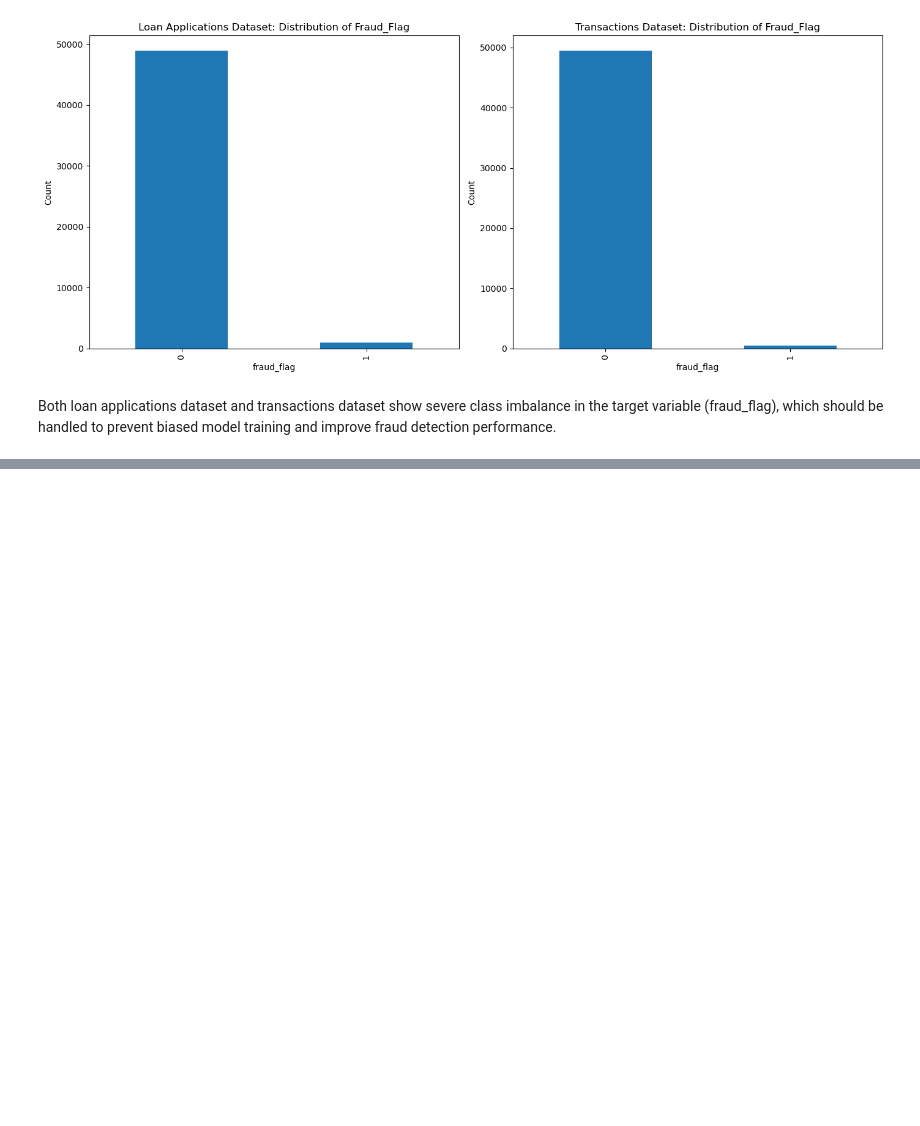
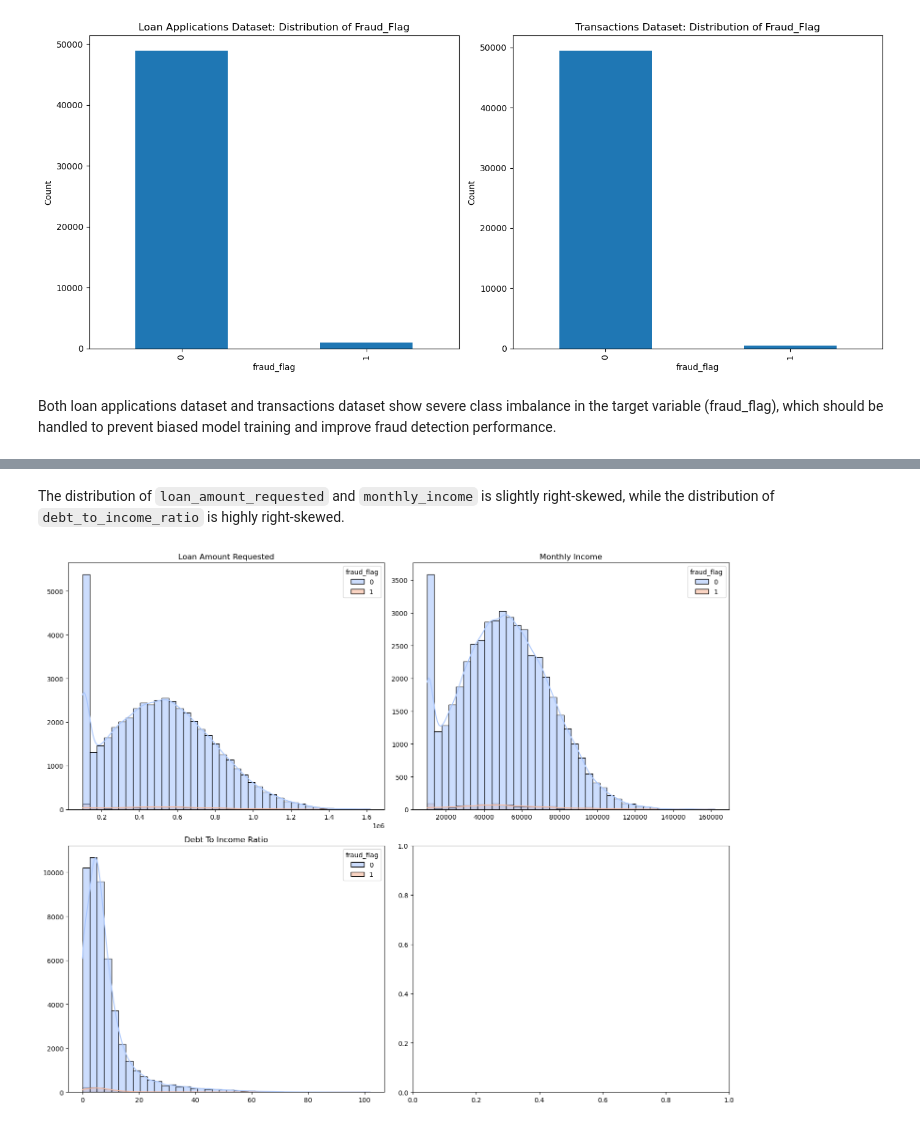
Before and after one commit to nigel-tannn/bt4012-project, a Jupyter notebook: EDA.ipynb, the cells around one changed output, grey strips where cells are left out. Drawn from its saved outputs; the diff is of its cells as text; code cells hidden in the pictures; blank space fills up the shorter version.

```diff
--- a/EDA.ipynb
+++ b/EDA.ipynb
@@ -224,0 +197,27 @@ plot_categorical_distribution(loan_df, categorical_columns_loans, 'Loan Applicat
+# %% [markdown]
+The distribution of `loan_amount_requested` and `monthly_income` is slightly right-skewed, while the distribution of `debt_to_income_ratio` is highly right-skewed.
+# %%
+# Comparing distributions between fraudulent and legitimate records - loan applications
+fig, axes = plt.subplots(2, 2, figsize=(15, 12))
+axes = axes.flatten()
+
+# Plot each feature
+for i, feature in enumerate(loan_num_vars):
+    sns.histplot(
+    data=loan_df,
+    x=feature,
+    hue="fraud_flag", # split by fraud/legitimate
+    kde=True, # add density
+    bins=40,
+    palette="coolwarm",
+    ax=axes[i],
+    alpha=0.6)
+
+    axes[i].set_title(feature.replace("_", " ").title())
+    axes[i].set_xlabel("")
+    axes[i].set_ylabel("")
+
+plt.tight_layout()
+plt.show()
+# %% [output]
+[figure, added]
```
Also changed, not shown: parts of 14 cells of this notebook.
